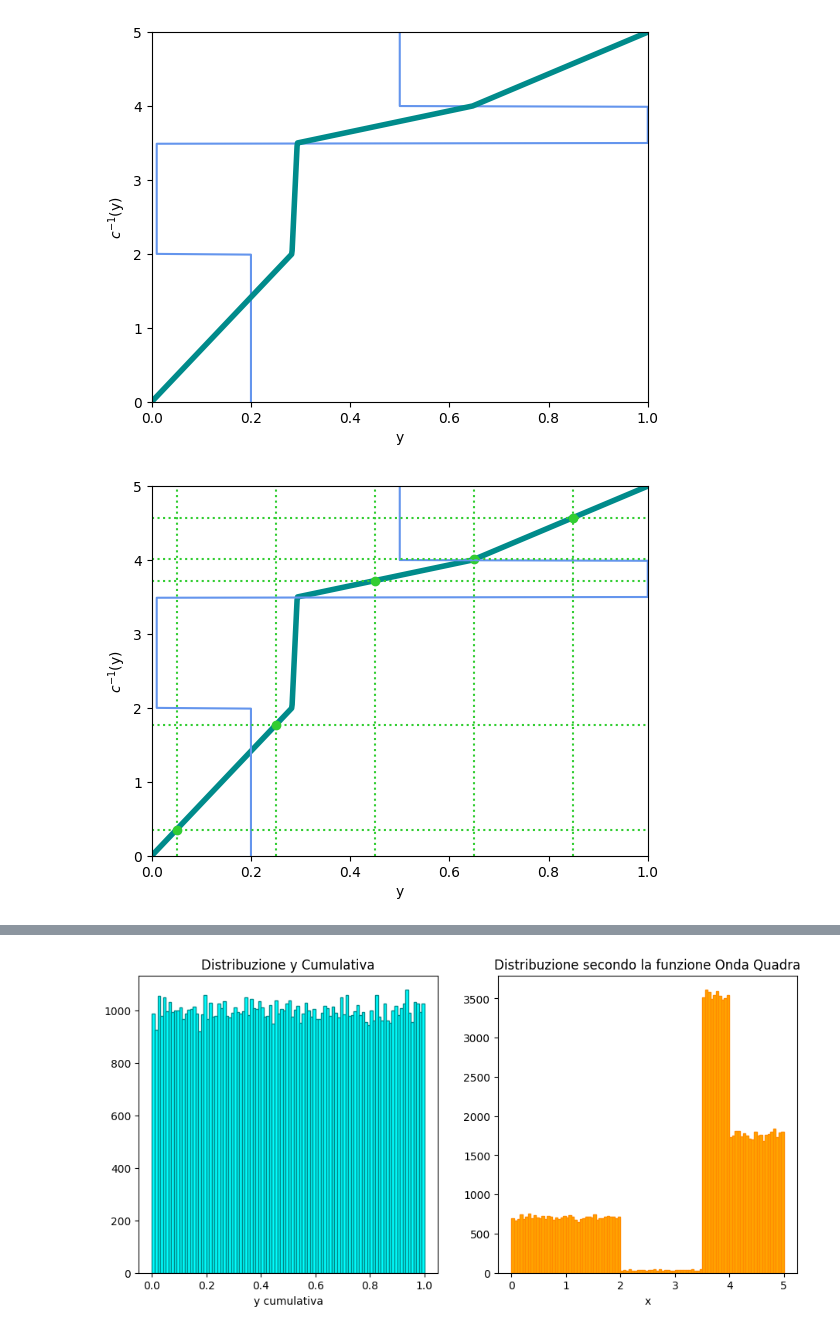
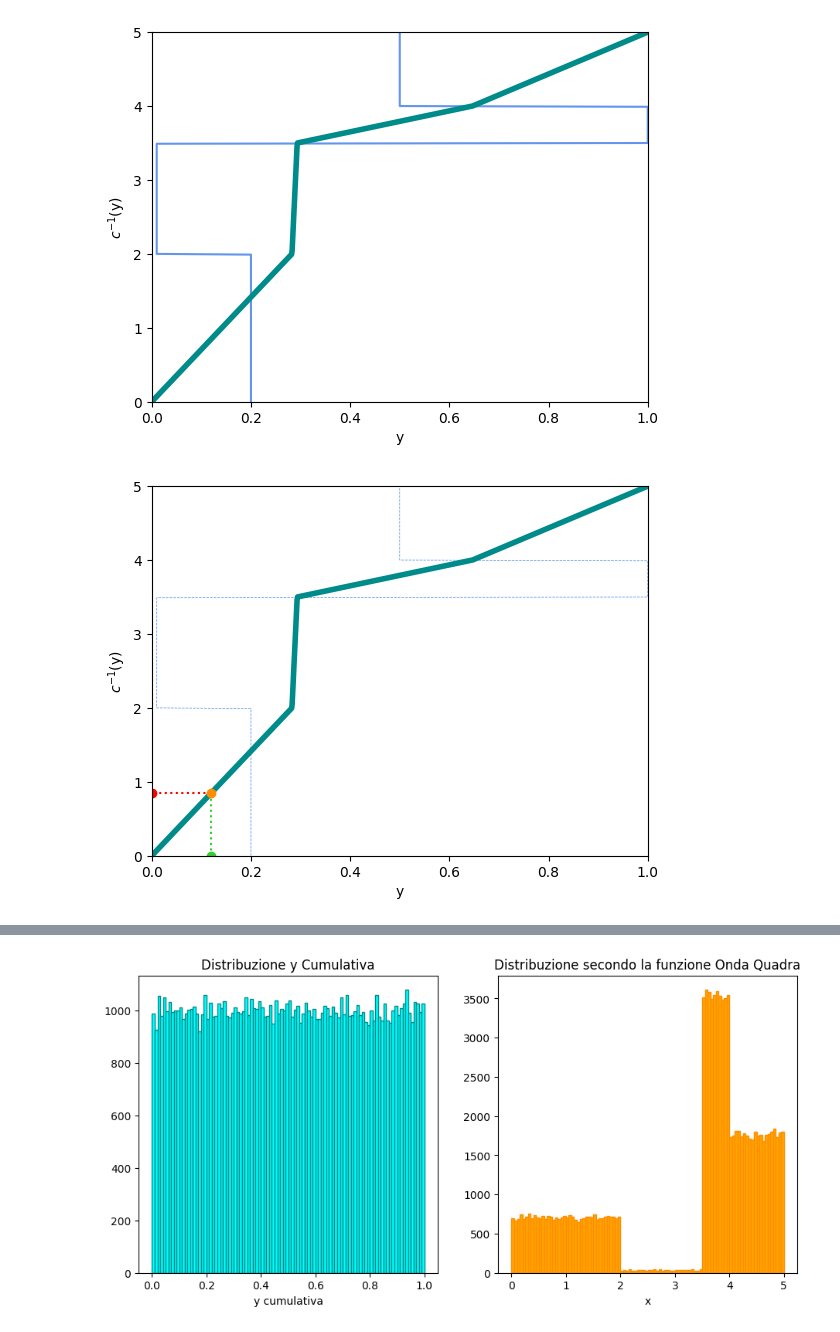
Before and after one commit to s-germani/metodi-computazionali-fisica-2023, a Jupyter notebook: notebooks/lezioni/L10_MonteCarlo.ipynb, the cells around one changed output, grey strips where cells are left out. Drawn from its saved outputs; the diff is of its cells as text; code cells hidden in the pictures.

```diff
--- a/notebooks/lezioni/L10_MonteCarlo.ipynb
+++ b/notebooks/lezioni/L10_MonteCarlo.ipynb
@@ -472,22 +473,22 @@ plt.ylabel(r'$c^{-1}$(y)')
 plt.show()
 # %% [output]
 [figure]
-# %%
-# grafico invesra cumulativa della funzione onda quadra nell'intervallo (0,5)
-plt.plot(yc, xc, linewidth=4, color='darkcyan')
-# 5 values (0-1)
-ycheck = np.arange(0.05,1, 0.2)
-xcheck = invcum_oq(ycheck)
-plt.plot(ycheck, invcum_oq(ycheck), 'o', color='limegreen')
-plt.plot(onda_quadra(xq), xq, color='cornflowerblue')
-for yy,xx in zip(ycheck, xcheck):
-    plt.axvline(yy, ls=':', color='limegreen')
-    plt.axhline(xx, ls=':', color='limegreen')
-#plt.grid()
-plt.xlim(0,1)
-plt.ylim(0,5)
-plt.xlabel('y')
-plt.ylabel(r'$c^{-1}$(y)')
-plt.show()
-# %% [output]
-[figure, removed]
+# %%
+# grafico inversa cumulativa della funzione onda quadra nell'intervallo (0,5)
+plt.plot(onda_quadra(xq), xq, '--', linewidth=0.5, color='cornflowerblue')
+plt.plot(yc, xc, linewidth=4, color='darkcyan')
+
+plt.plot(cum_check1, 0, 'o', color='limegreen')
+plt.plot([cum_check1, cum_check1], [0, invcum_oq(cum_check1)], ':', color='limegreen')
+plt.plot(0, invcum_oq(cum_check1), 'o', color='red')
+plt.plot([cum_check1, 0], [invcum_oq(cum_check1), invcum_oq(cum_check1)], ':', color='red')
+
+plt.plot(cum_check1, invcum_oq(cum_check1), 'o', color='darkorange')
+
+plt.xlim(0,1)
+plt.ylim(0,5)
+plt.xlabel('y')
+plt.ylabel(r'$c^{-1}$(y)')
+plt.show()
+# %% [output]
+[figure, added]
```
Also changed, not shown: parts of 8 cells of this notebook.
